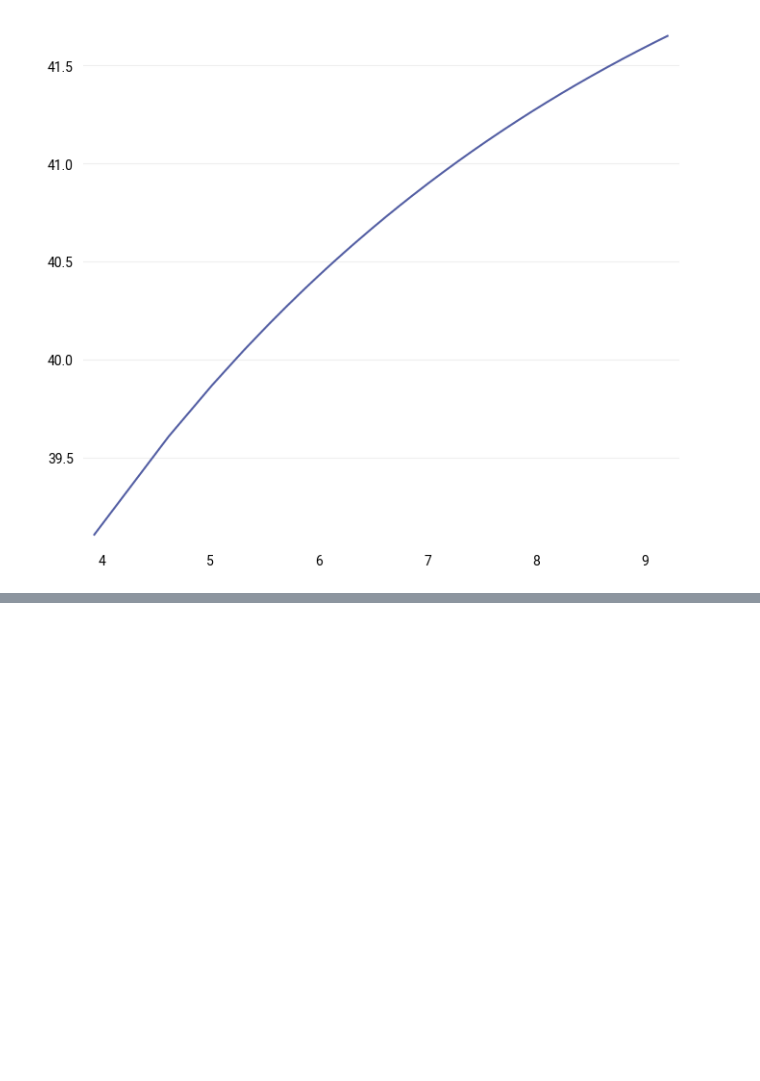
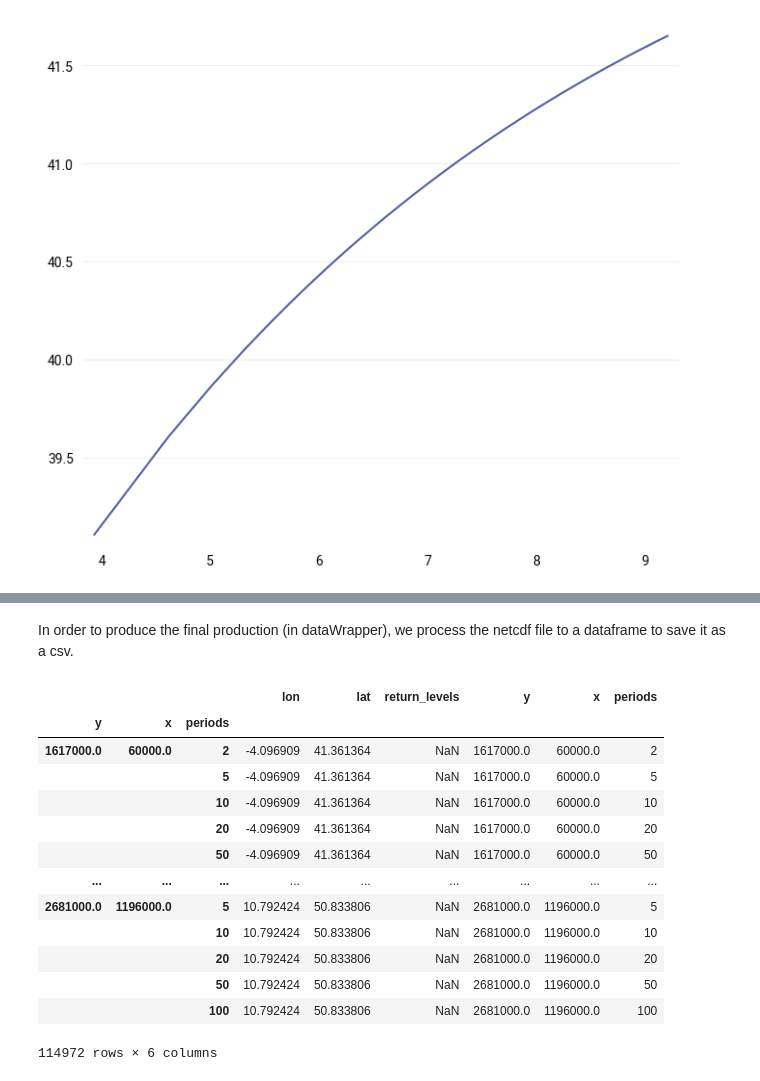
Before and after one commit to tgrandje/hackathon-climat-donnees, a Jupyter notebook: explo.ipynb, the cells around one changed output, grey strips where cells are left out. Saved outputs shown, nothing was run; the diff lists cells and outputs as text; code cells hidden in the pictures; blank space fills up the shorter version.

```diff
--- a/explo.ipynb
+++ b/explo.ipynb
@@ -233,0 +318,23 @@ POLYGON ((5.980807765146909 44.07212879989806, 5.989610775816978 44.092775861287
+# %%
+ds = xr.open_dataset("tasmax_RP_GEV.nc")
+ds = ds.drop_dims("gev_params")
+# %% [markdown]
+In order to produce the final production (in dataWrapper), we process the netcdf file to a dataframe to save it as a csv.
+# %%
+da_stacked = ds.stack(points=("y", "x","periods"))
+da_stacked.to_dataframe()
+# %% [output]
+|  |  |  | lon | lat | return_levels | y | x | periods |
+| y | x | periods |  |  |  |  |  |  |
+| 1617000.0 | 60000.0 | 2 | -4.096909 | 41.361364 | NaN | 1617000.0 | 60000.0 | 2 |
+|  |  | 5 | -4.096909 | 41.361364 | NaN | 1617000.0 | 60000.0 | 5 |
+|  |  | 10 | -4.096909 | 41.361364 | NaN | 1617000.0 | 60000.0 | 10 |
+|  |  | 20 | -4.096909 | 41.361364 | NaN | 1617000.0 | 60000.0 | 20 |
+|  |  | 50 | -4.096909 | 41.361364 | NaN | 1617000.0 | 60000.0 | 50 |
+| ... | ... | ... | ... | ... | ... | ... | ... | ... |
+| 2681000.0 | 1196000.0 | 5 | 10.792424 | 50.833806 | NaN | 2681000.0 | 1196000.0 | 5 |
+|  |  | 10 | 10.792424 | 50.833806 | NaN | 2681000.0 | 1196000.0 | 10 |
+|  |  | 20 | 10.792424 | 50.833806 | NaN | 2681000.0 | 1196000.0 | 20 |
+|  |  | 50 | 10.792424 | 50.833806 | NaN | 2681000.0 | 1196000.0 | 50 |
+|  |  | 100 | 10.792424 | 50.833806 | NaN | 2681000.0 | 1196000.0 | 100 |
+114972 rows × 6 columns
```
Also changed, not shown: parts of 21 cells of this notebook.
